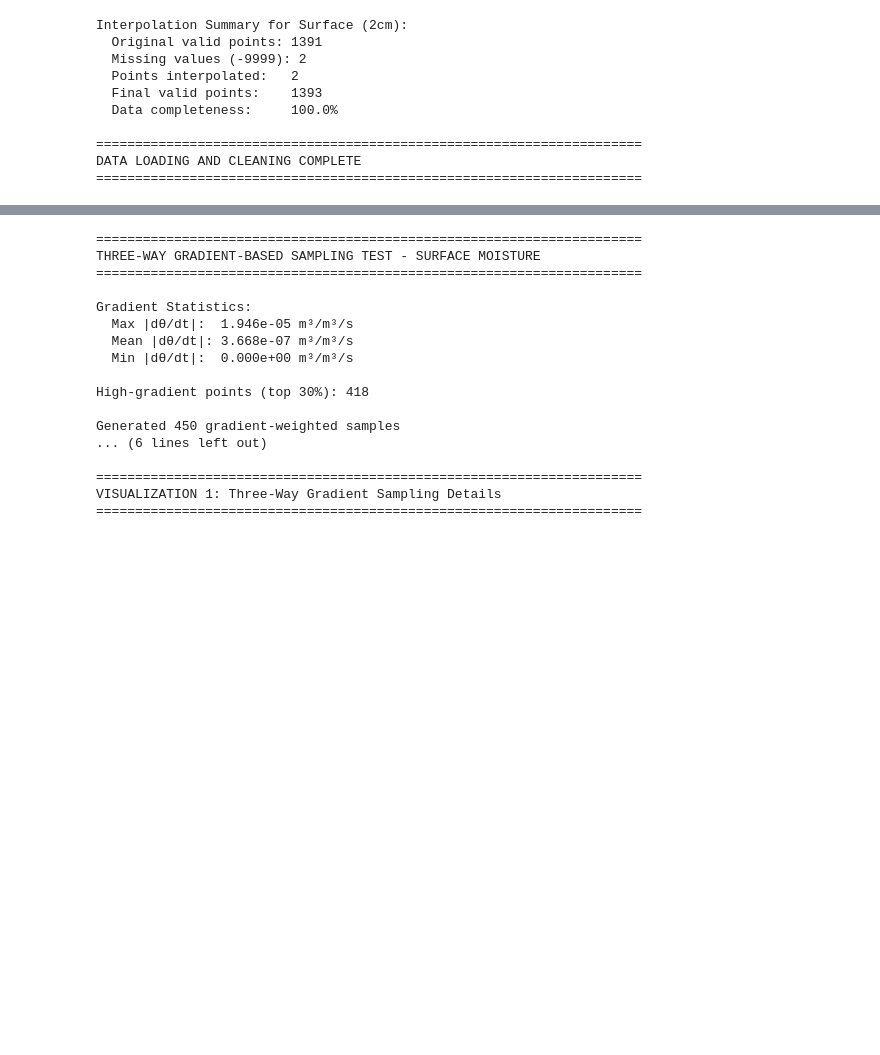
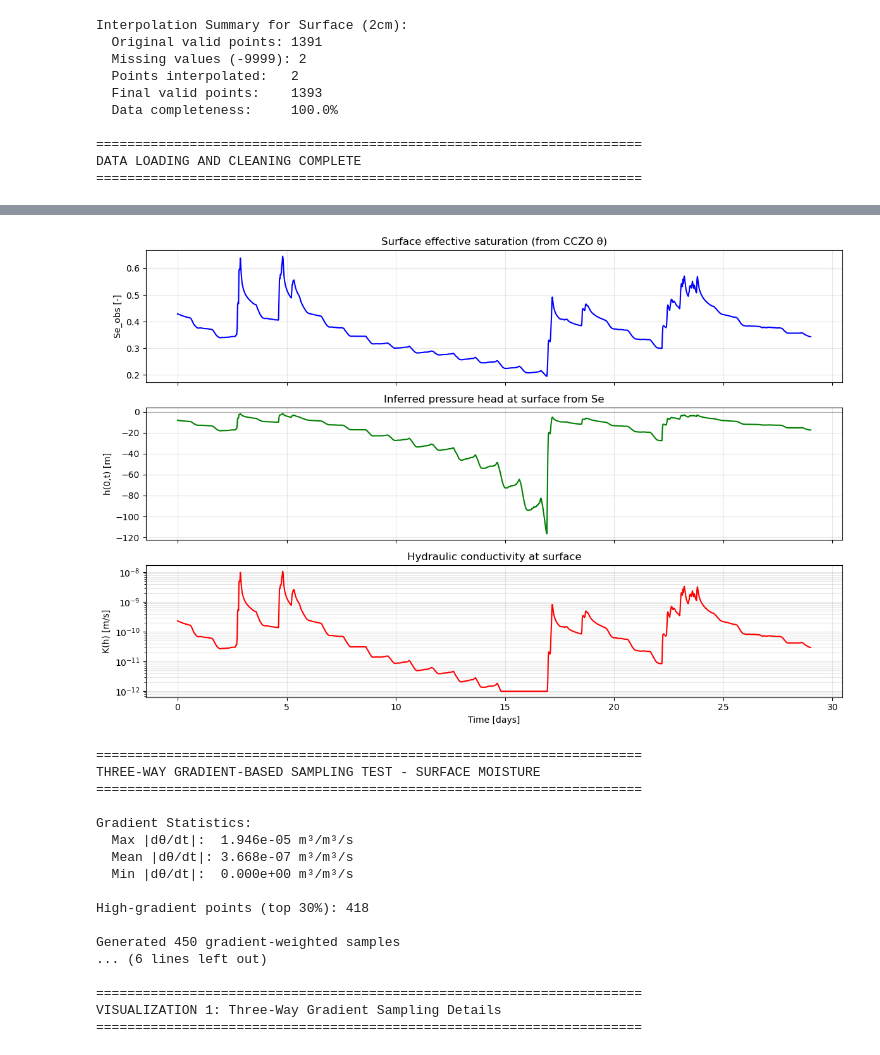
Before and after one commit to WqgJing/SMAP-Recharge-Flux, a Jupyter notebook: notebooks/forward_pinn.ipynb, the cells around one changed output, grey strips where cells are left out. Saved outputs shown, nothing was run; the diff lists cells and outputs as text; code cells hidden in the pictures; blank space fills up the shorter version.

```diff
--- a/notebooks/forward_pinn.ipynb
+++ b/notebooks/forward_pinn.ipynb
@@ -187,3 +187,98 @@ Interpolation Summary for Surface (2cm):
 ======================================================================
 DATA LOADING AND CLEANING COMPLETE
 ======================================================================
+# %%
+# Time series of Se_obs, h inferred from Se, and K(h) from CCZO theta0_data
+import numpy as np
+import torch
+import matplotlib.pyplot as plt
+
+from src.normalization_helper import NormalizationHelper
+# Override soil parameters here to test and re-run downstream plots
+# Edit values below and run this cell, then re-run the time-series cell.
+soil_params = {
+    'theta_s': 0.30,   # saturated water content [-]
+    'theta_r': 0.02,   # residual water content [-]
+    'alpha':2,    # 1/m (van Genuchten α)
+    'n': 1.30,         # van Genuchten n (>1)
+    'Ks': 1.0e-5,      # m/s (saturated conductivity)
+    'l': 0.50,         # Mualem pore-connectivity parameter
+}
+print("Updated soil_params:", soil_params)
+
+
+# Expect theta0_data = (times_seconds, theta_values)
+try:
+    times_sec = np.array(theta0_data[0], dtype=np.float64)
+    theta_vals = np.array(theta0_data[1], dtype=np.float64)
+except Exception as e:
+    raise RuntimeError("theta0_data not found. Run the data loading cell first.") from e
+
+# Use soil_params already defined in notebook
+try:
+    soil_params  # noqa: F821
+except NameError:
+    raise RuntimeError("soil_params not found in this notebook.")
+
+# Initialize normalization helper (choose same L, S_max used in training)
+L = 1.0
+S_max = 0.0
+normalizer = NormalizationHelper(soil_params, L=L, S_max=S_max)
+
+# Compute Se_obs = (theta - theta_r) / (theta_s - theta_r)
+theta_r = normalizer.theta_r
+theta_star = normalizer.theta_star
+Se_obs = np.clip((theta_vals - theta_r) / theta_star, 1e-6, 1.0 - 1e-6)
+
+# Invert van Genuchten to estimate h (unsaturated: h < 0). For Se≈1, set h = 0.
+alpha_tilde = normalizer.alpha_tilde
+n_vg = normalizer.n
+m_vg = normalizer.m
+
+Se_t = torch.tensor(Se_obs, dtype=torch.float32).view(-1, 1)
+with torch.no_grad():
+    # h_tilde = - ((Se^{-1/m} - 1)^{1/n}) / alpha_tilde, for Se in (0,1)
+    inv_term = torch.pow(torch.clamp(Se_t, 1e-6, 1.0 - 1e-6), -1.0 / m_vg) - 1.0
+    h_tilde_unsat = - torch.pow(torch.clamp(inv_term, min=0.0), 1.0 / n_vg) / float(alpha_tilde)
+    # If Se very close to 1 (>= 1 - eps), assume saturated at h = 0
+    eps = 1e-6
+    sat_mask = (Se_t >= 1.0 - eps)
+    h_tilde = torch.where(sat_mask, torch.zeros_like(h_tilde_unsat), h_tilde_unsat)
+
+    # Convert to dimensional head h [m]
+    h_dim = normalizer.denormalize_h(h_tilde)
+
+    # Compute K_tilde(h) and dimensional K(h)
+    K_rel = normalizer.K_tilde(h_tilde)
+    Ks = soil_params['Ks']
+    K_dim = K_rel * Ks
+
+h_series = h_dim.cpu().numpy().flatten()
+K_series = K_dim.cpu().numpy().flatten()
+
+# Build time axis in days for readability
+t_days = times_sec / 86400.0
+
+# Plot time series
+fig, axes = plt.subplots(3, 1, figsize=(12, 8), sharex=True)
+
+axes[0].plot(t_days, Se_obs, 'b-')
+axes[0].set_ylabel('Se_obs [-]')
+axes[0].set_title('Surface effective saturation (from CCZO θ)')
+axes[0].grid(True, alpha=0.3)
+
+axes[1].plot(t_days, h_series, 'g-')
+axes[1].set_ylabel('h(0,t) [m]')
+axes[1].set_title('Inferred pressure head at surface from Se')
+axes[1].axhline(0.0, color='k', linewidth=0.8, alpha=0.3)
+axes[1].grid(True, alpha=0.3)
+
+axes[2].semilogy(t_days, np.maximum(K_series, 1e-12), 'r-')
+axes[2].set_ylabel('K(h) [m/s]')
+axes[2].set_title('Hydraulic conductivity at surface')
+axes[2].grid(True, which='both', alpha=0.3)
+axes[2].set_xlabel('Time [days]')
+
+plt.tight_layout()
+plt.show()
+# %% [output]
@@ -190,3 +299,4 @@ DATA LOADING AND CLEANING COMPLETE
+[figure, added]
 # %%
 # ============================================================================
 # TEST THREE-WAY GRADIENT-BASED SAMPLING ON SURFACE MOISTURE DATA
```
Also changed, not shown: parts of 4 cells of this notebook, 4 other files.
